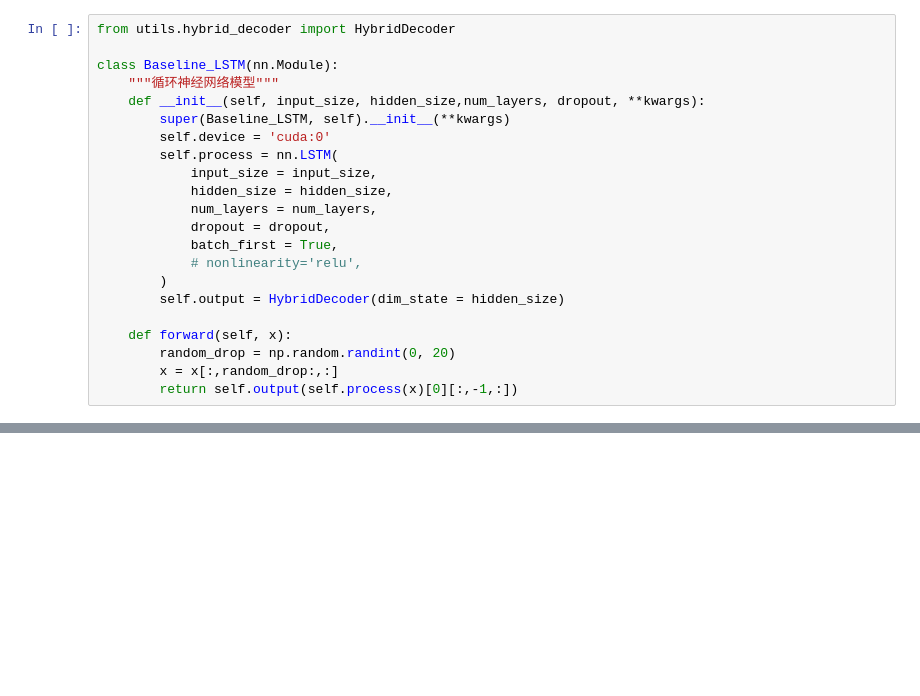
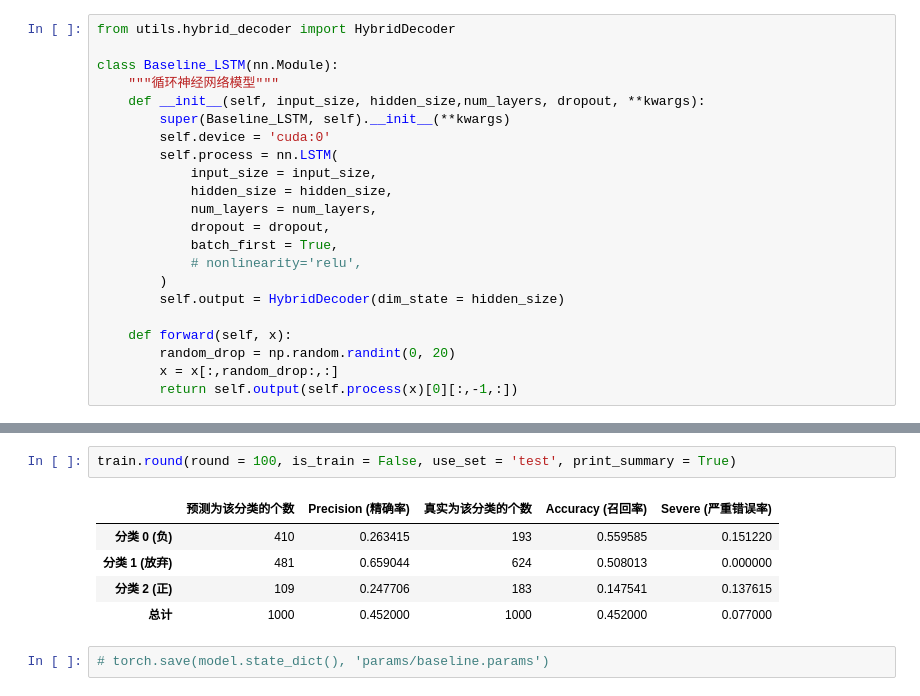
Before and after one commit to FerdinandEoverm/Index_Future_Prediction, a Jupyter notebook: framework/7. BaselineModel-LSTM.ipynb, the cells around one changed output, grey strips where cells are left out. Drawn from its saved outputs; the diff is of its cells as text; blank space fills up the shorter version.

```diff
--- a/framework/7. BaselineModel-LSTM.ipynb
+++ b/framework/7. BaselineModel-LSTM.ipynb
@@ -93,0 +114,10 @@ KeyboardInterrupt:
+# %%
+train.round(round = 100, is_train = False, use_set = 'test', print_summary = True)
+# %% [output]
+|  | 预测为该分类的个数 | Precision (精确率) | 真实为该分类的个数 | Accuracy (召回率) | Severe (严重错误率) |
+| 分类 0 (负) | 410 | 0.263415 | 193 | 0.559585 | 0.151220 |
+| 分类 1 (放弃) | 481 | 0.659044 | 624 | 0.508013 | 0.000000 |
+| 分类 2 (正) | 109 | 0.247706 | 183 | 0.147541 | 0.137615 |
+| 总计 | 1000 | 0.452000 | 1000 | 0.452000 | 0.077000 |
+# %%
+# torch.save(model.state_dict(), 'params/baseline.params')
```
Also changed, not shown: parts of 11 cells of this notebook, 3 other files.
